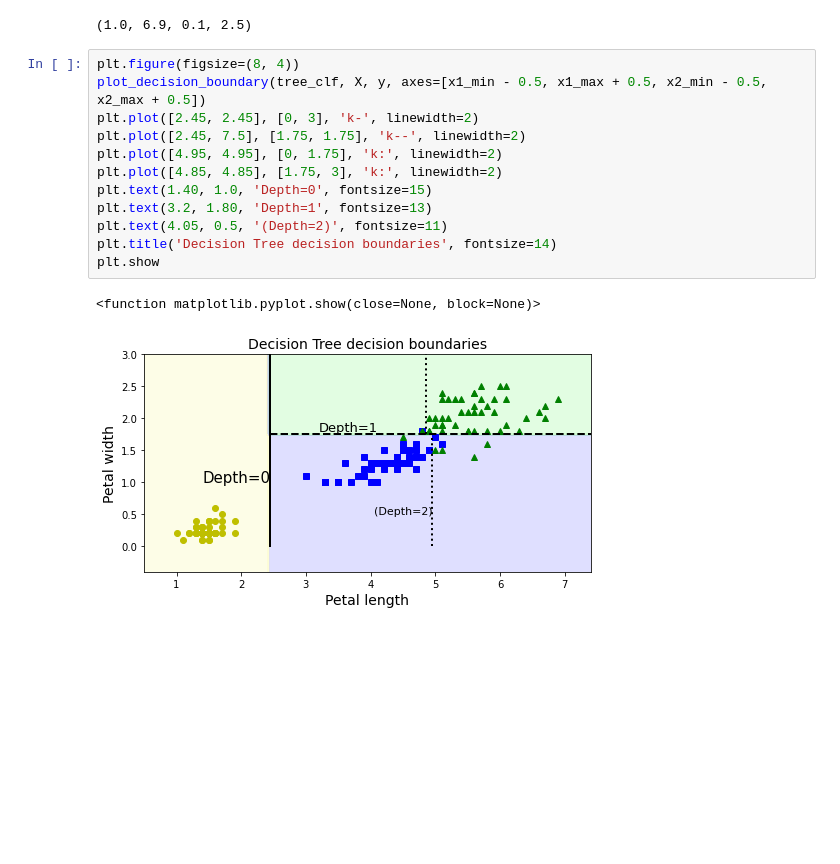
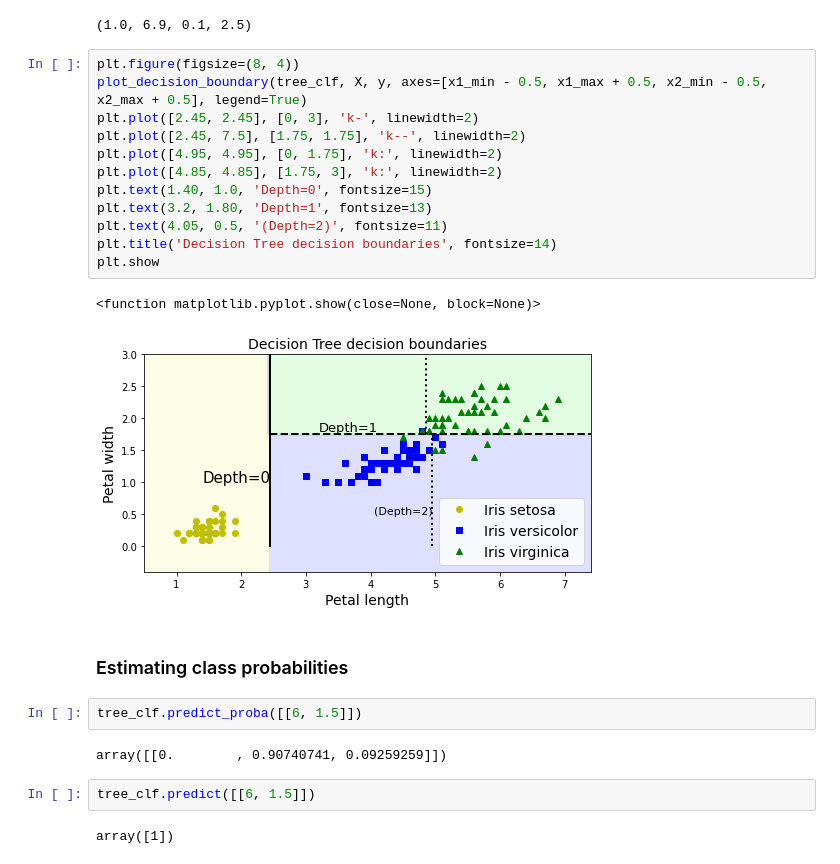
Before and after one commit to iajaykarthick/ML-practice, a Jupyter notebook: ml_practice/supervised/non_linear/decision_tree/dec_tree_use_scikit_learn.ipynb, the cells around one changed output. Drawn from its saved outputs; the diff is of its cells as text; blank space fills up the shorter version.

Commit message:
add dec tree use scikit learn

```diff
--- a/ml_practice/supervised/non_linear/decision_tree/dec_tree_use_scikit_learn.ipynb
+++ b/ml_practice/supervised/non_linear/decision_tree/dec_tree_use_scikit_learn.ipynb
@@ -111,16 +118,26 @@ x1_min, x1_max, x2_min, x2_max
 (1.0, 6.9, 0.1, 2.5)
 # %%
 plt.figure(figsize=(8, 4))
-plot_decision_boundary(tree_clf, X, y, axes=[x1_min - 0.5, x1_max + 0.5, x2_min - 0.5, x2_max + 0.5])
+plot_decision_boundary(tree_clf, X, y, axes=[x1_min - 0.5, x1_max + 0.5, x2_min - 0.5, x2_max + 0.5], legend=True)
 plt.plot([2.45, 2.45], [0, 3], 'k-', linewidth=2)
 plt.plot([2.45, 7.5], [1.75, 1.75], 'k--', linewidth=2)
 plt.plot([4.95, 4.95], [0, 1.75], 'k:', linewidth=2)
 plt.plot([4.85, 4.85], [1.75, 3], 'k:', linewidth=2)
 plt.text(1.40, 1.0, 'Depth=0', fontsize=15)
 plt.text(3.2, 1.80, 'Depth=1', fontsize=13)
 plt.text(4.05, 0.5, '(Depth=2)', fontsize=11)
 plt.title('Decision Tree decision boundaries', fontsize=14)
 plt.show
 # %% [output]
 <function matplotlib.pyplot.show(close=None, block=None)>
-[figure, old version]
+[figure, new version]
+# %% [markdown]
+### Estimating class probabilities
+# %%
+tree_clf.predict_proba([[6, 1.5]])
+# %% [output]
+array([[0.        , 0.90740741, 0.09259259]])
+# %%
+tree_clf.predict([[6, 1.5]])
+# %% [output]
+array([1])
```
Also changed, not shown: parts of 6 cells of this notebook.
